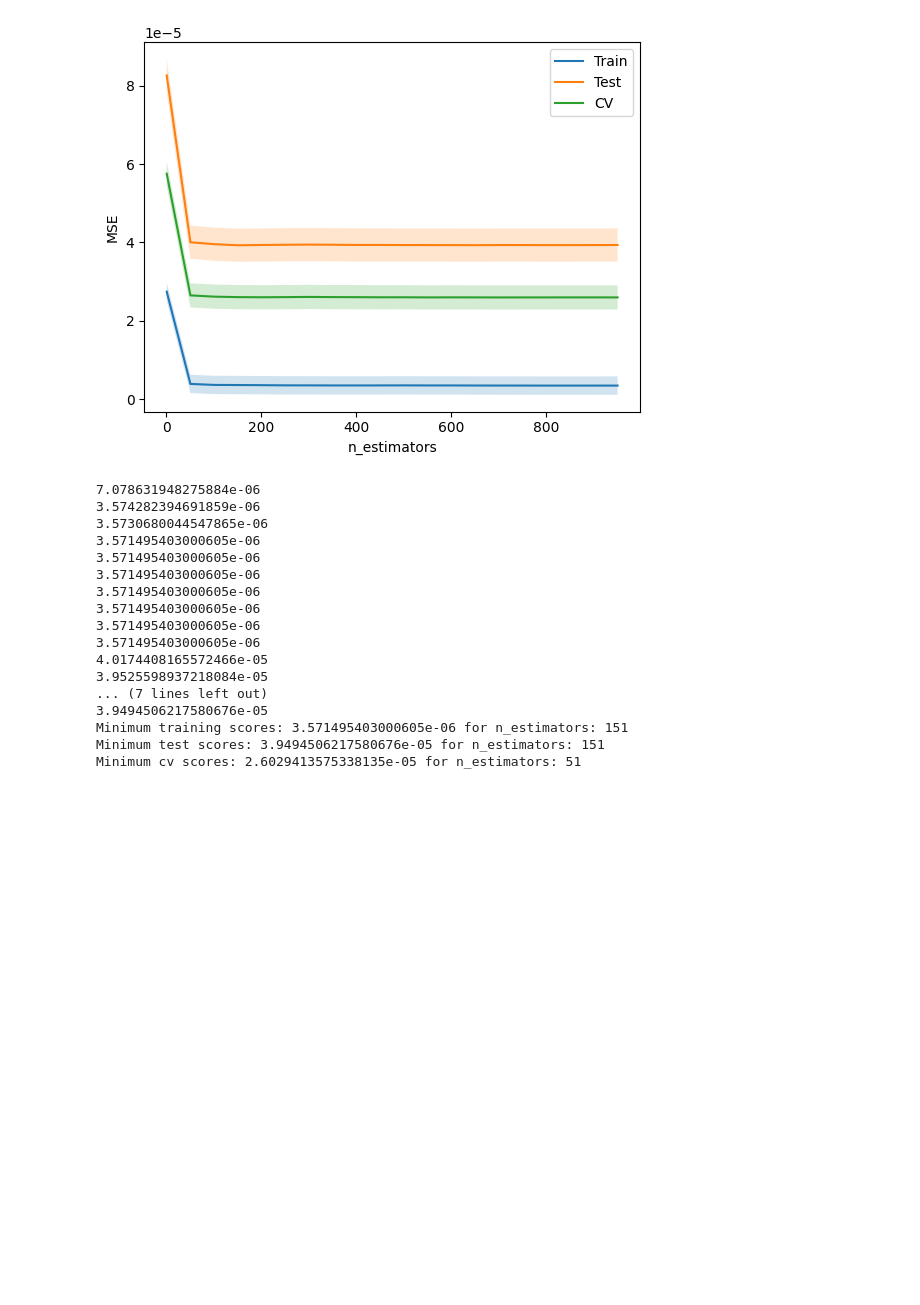
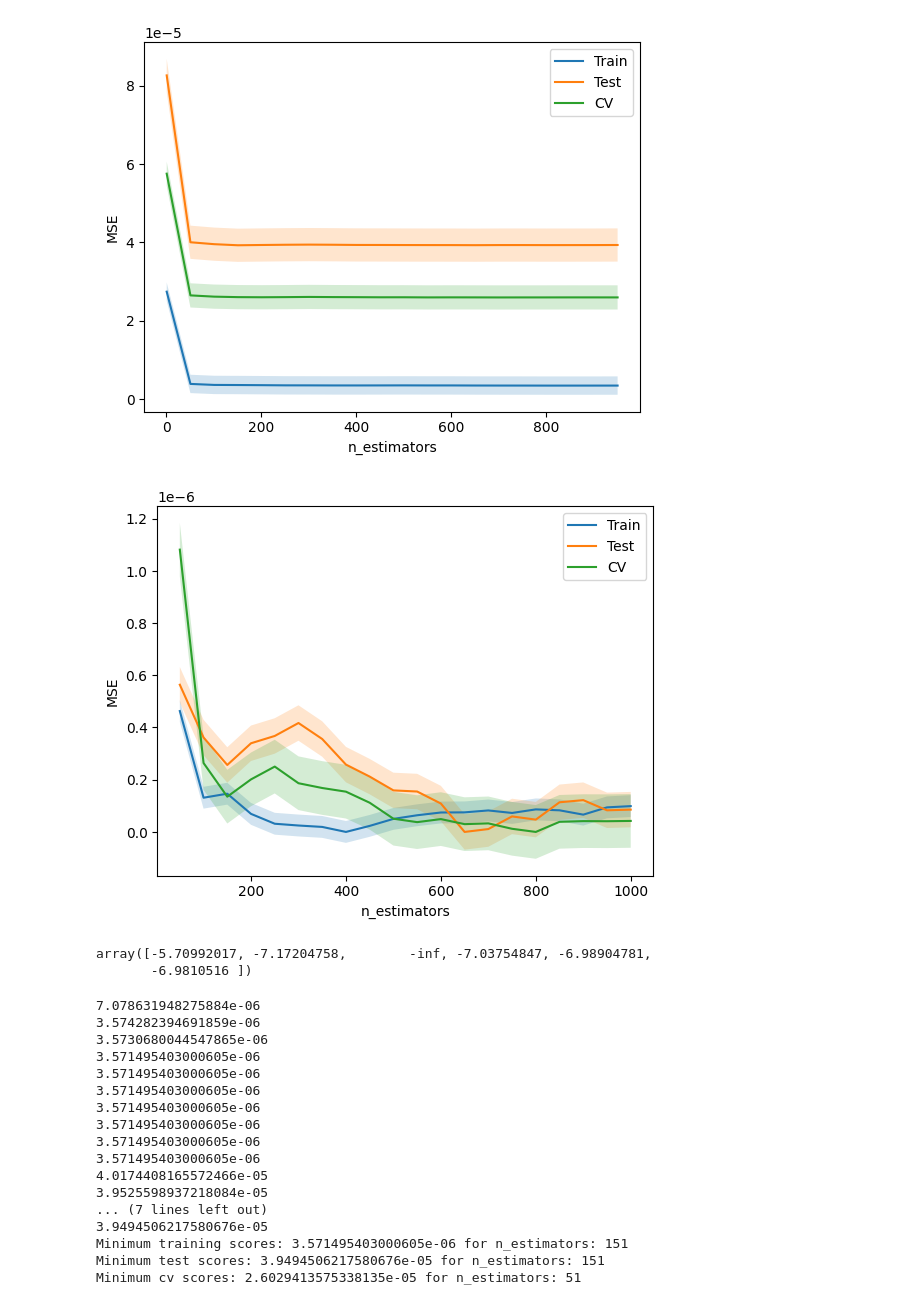
Before and after one commit to Prasannar07/Sea-level-rise, a Jupyter notebook: sneasybrick-ciam-GAL.ipynb, the cells around one changed output. Saved outputs shown, nothing was run; the diff lists cells and outputs as text; code cells hidden in the pictures; blank space fills up the shorter version.

```diff
--- a/sneasybrick-ciam-GAL.ipynb
+++ b/sneasybrick-ciam-GAL.ipynb
@@ -254,6 +254,59 @@ plt.legend()
 plt.show()
 # %% [output]
 [figure]
+# %%
+# Define range of n_estimators to test
+n_estimators_range = range(50, 1050, 50)
+
+# Get train and test scores for different values of n_estimators
+train_scores = []
+test_scores = []
+cv_scores = []
+for n in n_estimators_range:
+    rf = RandomForestRegressor(n_estimators=n, random_state=42)
+    rf.fit(X_train, y_train)
+    train_scores.append(np.mean((rf.predict(X_train) - y_train) ** 2))
+    test_scores.append(np.mean((rf.predict(X_test) - y_test) ** 2))
+    cv_scores_n = cross_val_score(rf, X_train, y_train, cv=5, scoring='neg_mean_squared_error')
+    cv_scores.append(np.mean(-1 * cv_scores_n))
+# %%
+
+train_scores1 = train_scores - np.min(train_scores)
+test_scores1 = test_scores - np.min(test_scores)
+cv_scores1 = cv_scores - np.min(cv_scores)
+
+# Calculate mean and standard deviation of train, test, and CV scores
+mean_train = np.mean(train_scores1)
+std_train = np.std(train_scores1, ddof=1)
+mean_test = np.mean(test_scores1)
+std_test = np.std(test_scores1, ddof=1)
+mean_cv = np.mean(cv_scores1)
+std_cv = np.std(cv_scores1, ddof=1)
+
+# Calculate 95% confidence intervals for train, test, and CV scores
+ci_train = 1.96 * std_train / np.sqrt(len(train_scores1))
+ci_test = 1.96 * std_test / np.sqrt(len(test_scores1))
+ci_cv = 1.96 * std_cv / np.sqrt(len(cv_scores1))
+
+# Plot train and test scores for different values of n_estimators
+plt.plot(n_estimators_range, train_scores1, label='Train')
+plt.fill_between(n_estimators_range, train_scores1 - ci_train, train_scores1 + ci_train, alpha=0.2)
+plt.plot(n_estimators_range, test_scores1, label='Test')
+plt.fill_between(n_estimators_range, test_scores1 - ci_test, test_scores1 + ci_test, alpha=0.2)
+plt.plot(n_estimators_range, cv_scores1, label='CV')
+plt.fill_between(n_estimators_range, cv_scores1 - ci_cv, cv_scores1 + ci_cv, alpha=0.2)
+plt.xlabel('n_estimators')
+plt.ylabel('MSE')
+plt.legend()
+plt.show()
+# %% [output]
+[figure, added]
+# %%
+train_scores1 = np.log10(train_scores - np.min(train_scores))
+train_scores1
+# %% [output]
+array([-5.70992017, -7.17204758,        -inf, -7.03754847, -6.98904781,
+       -6.9810516 ])
 # %%
 # Printing test and train errors
 print(*train_scores[:10], sep='\n')
```
Also changed, not shown: parts of 1 cell of this notebook.
